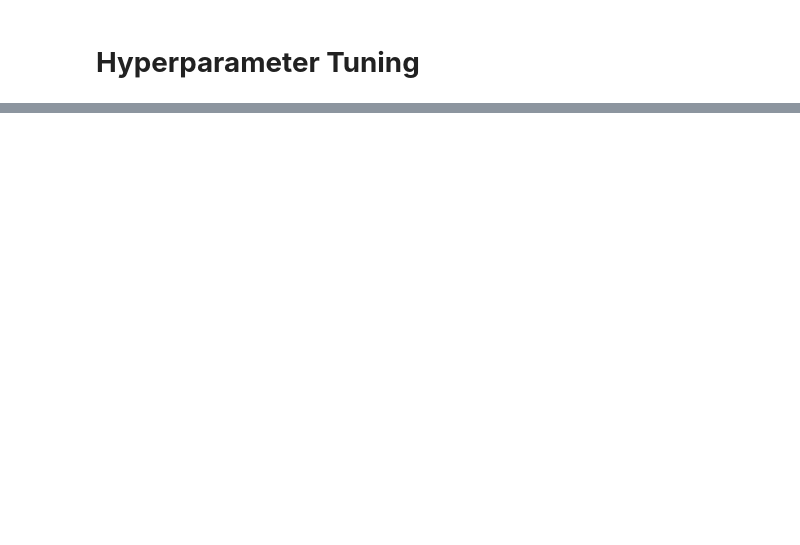
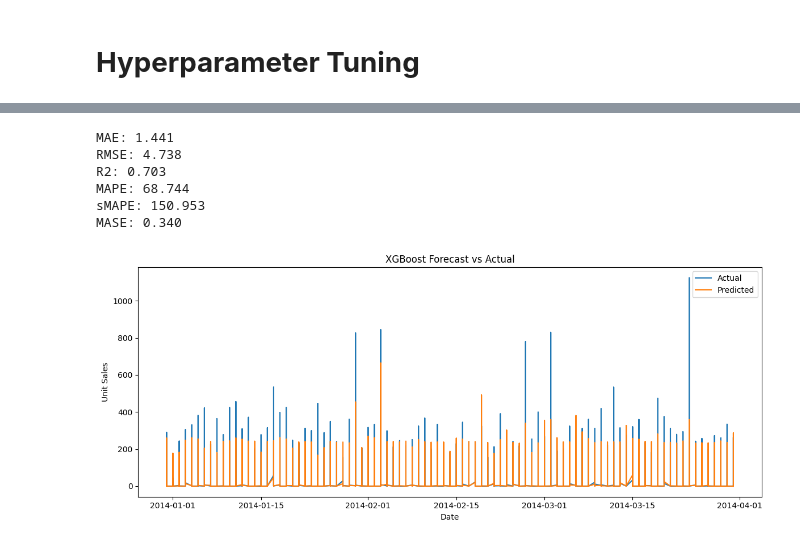
Before and after one commit to Thofa90/Project_Retail_Demand_Forecasting, a Jupyter notebook: XGBOOST_Model.ipynb, the cells around one changed output, grey strips where cells are left out. Drawn from its saved outputs; the diff is of its cells as text; code cells hidden in the pictures; blank space fills up the shorter version.

```diff
--- a/XGBOOST_Model.ipynb
+++ b/XGBOOST_Model.ipynb
@@ -337,2 +486,4 @@ Best Parameters for XGBoost: {'subsample': 1.0, 'n_estimators': 100, 'max_depth'
+# %%
+best_params={'subsample': 1.0, 'n_estimators': 150, 'max_depth': 6, 'eta': 0.05, 'colsample_bytree': 0.5}
 # %%
 best_model = random_search.best_estimator_
@@ -366,0 +504,77 @@ plt.show()
+# %%
+import pandas as pd
+import numpy as np
+import matplotlib.pyplot as plt
+from xgboost import XGBRegressor
+from sklearn.model_selection import train_test_split
+from sklearn.metrics import mean_absolute_error, mean_squared_error, r2_score
+
+# --- 0) Make sure we have a DatetimeIndex named 'date'
+if 'date' in df_train.columns:
+    df_train['date'] = pd.to_datetime(df_train['date'], errors='coerce')
+    df_train = df_train.set_index('date').sort_index()
+else:
+    # assume the index is (or should be) dates
+    df_train.index = pd.to_datetime(df_train.index, errors='coerce')
+    df_train = df_train.sort_index()
+    df_train.index.name = 'date'
+
+# --- 1) Define features/target
+X = df_train.drop(columns=['unit_sales'])
+y = df_train['unit_sales']
+
+# --- 2) Time-ordered split (no shuffle)
+X_train, X_test, y_train, y_test = train_test_split(
+    X, y, test_size=0.2, shuffle=False
+)
+
+# --- 3) Final model (use your best_params safely)
+best_params = best_params  # assumed defined earlier
+final_model = XGBRegressor(
+    objective='reg:squarederror',
+    n_estimators=best_params.get("n_estimators", 150),
+    max_depth=best_params.get("max_depth", 6),
+    learning_rate=best_params.get("eta", 0.05),
+    subsample=best_params.get("subsample", 1.0),
+    colsample_bytree=best_params.get("colsample_bytree", 0.5),
+    random_state=42,
+)
+final_model.fit(X_train, y_train)
+
+# --- 4) Predict
+y_pred = final_model.predict(X_test)
+
+# --- 5) Metrics
+def forecast_metrics(y_true, y_pred):
+    y_true = np.asarray(y_true, dtype=float)
+    y_pred = np.asarray(y_pred, dtype=float)
+    mae  = mean_absolute_error(y_true, y_pred)
+    rmse = np.sqrt(mean_squared_error(y_true, y_pred))
+    r2   = r2_score(y_true, y_pred)
+    mask = y_true != 0
+    mape = (np.abs((y_true[mask] - y_pred[mask]) / y_true[mask])).mean() * 100 if mask.any() else np.nan
+    denom = np.abs(y_true) + np.abs(y_pred)
+    smape = (2*np.abs(y_pred - y_true) / np.where(denom==0, 1.0, denom)).mean() * 100
+    naive = np.abs(np.diff(y_true)).mean() if len(y_true) > 1 else np.nan
+    mase  = mae / naive if (naive is not np.nan and naive != 0) else np.nan
+    return {"MAE": mae, "RMSE": rmse, "R2": r2, "MAPE": mape, "sMAPE": smape, "MASE": mase}
+
+metrics = forecast_metrics(y_test, y_pred)
+for k, v in metrics.items():
+    print(f"{k}: {v:.3f}")
+
+# --- 6) Plot with date x-axis
+plt.figure(figsize=(12,5))
+plt.plot(y_test.index, y_test.values, label='Actual')
+plt.plot(y_test.index, y_pred, label='Predicted')
+plt.title('XGBoost Forecast vs Actual')
+plt.xlabel('Date'); plt.ylabel('Unit Sales'); plt.legend(); plt.tight_layout()
+plt.show()
+# %% [output]
+MAE: 1.441
+RMSE: 4.738
+R2: 0.703
+MAPE: 68.744
+sMAPE: 150.953
+MASE: 0.340
+[figure, added]
```
Also changed, not shown: parts of 35 cells of this notebook, 17 other files.
